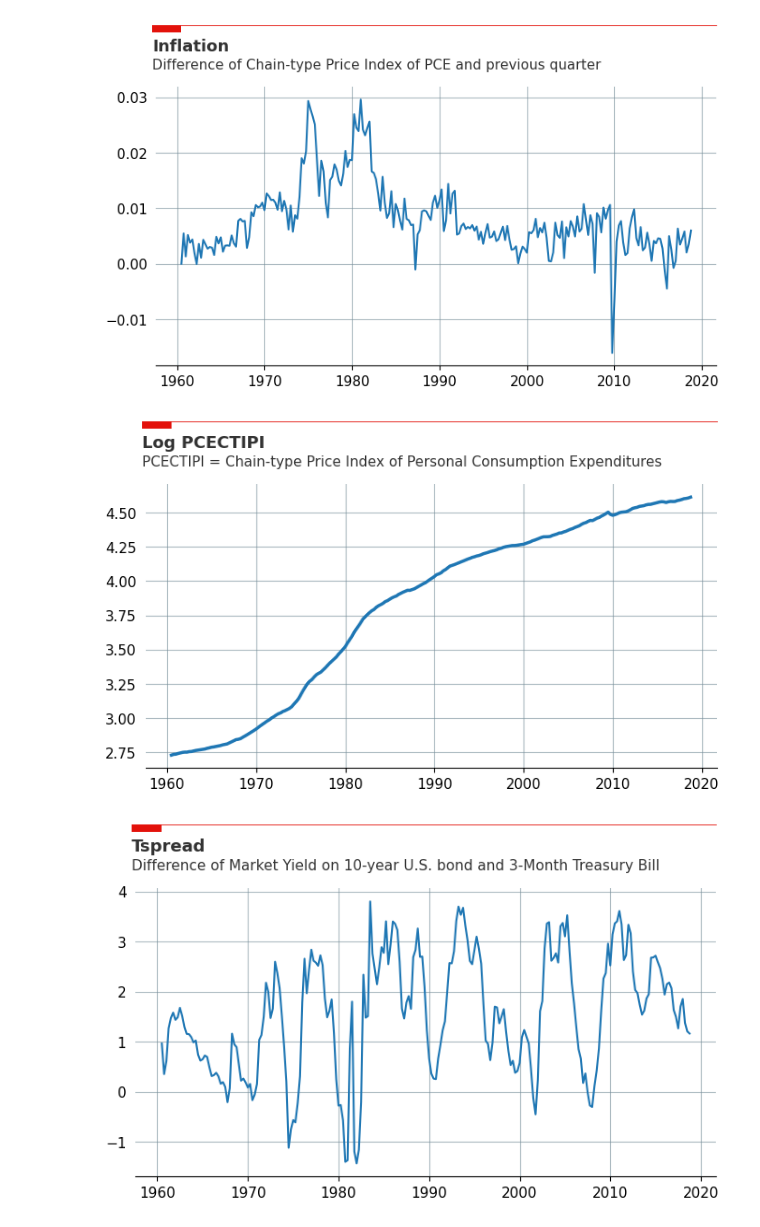
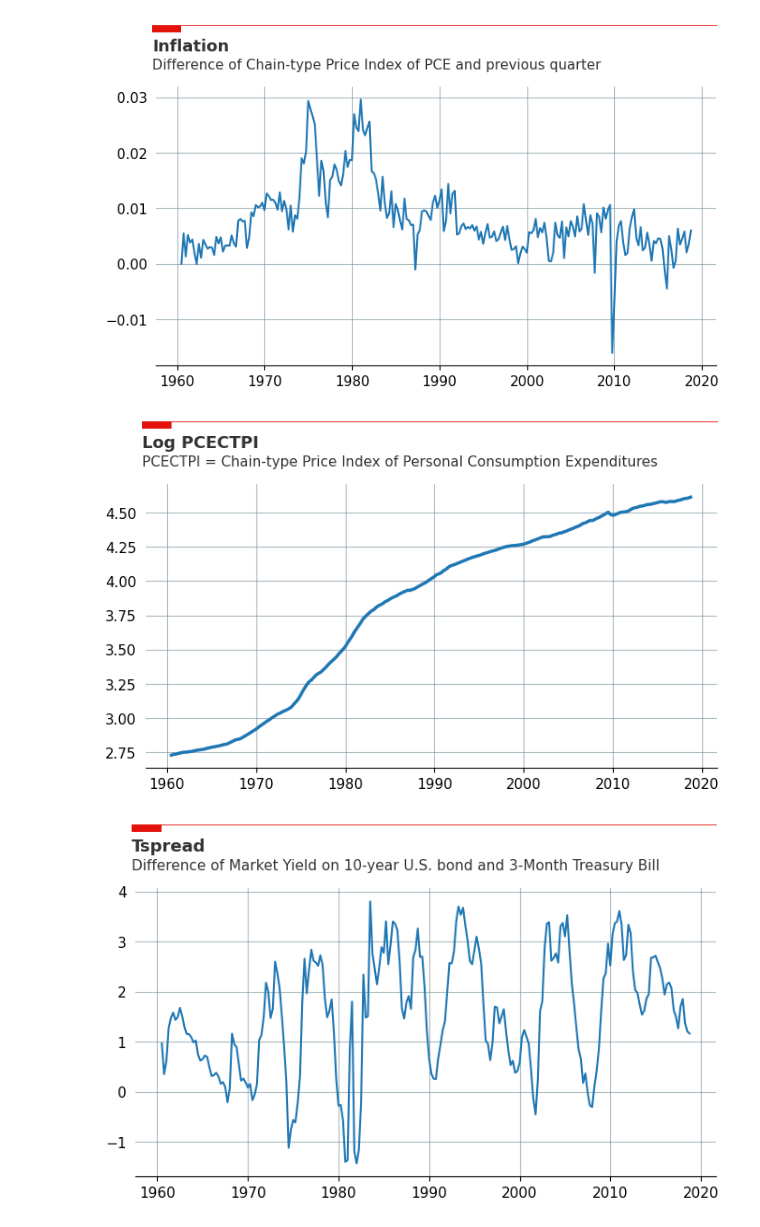
Before and after one commit to giordanovitale/Time-Series-Project, a Jupyter notebook: ts_project.ipynb, the cells around one changed output. Drawn from its saved outputs; the diff is of its cells as text; code cells hidden in the pictures.

```diff
--- a/ts_project.ipynb
+++ b/ts_project.ipynb
@@ -349,13 +367,13 @@ plt.savefig('image\infl.png', bbox_inches = 'tight')
 # %%
 fig, ax = plt.subplots()
 
 ax.plot(df['Time'], df['log_PCECTPI'], zorder = 2, linewidth = 2.5)
 plt.ticklabel_format(style='plain', axis='y')
 plt.grid(x)
-plot('Log PCECTIPI', 'PCECTIPI = Chain-type Price Index of Personal Consumption Expenditures')
+plot('Log PCECTPI', 'PCECTPI = Chain-type Price Index of Personal Consumption Expenditures')
 plt.savefig('image\log_PCE.png', bbox_inches = 'tight')
 # %% [output]
-[figure, old version]
+[figure, new version]
 # %%
 fig, ax = plt.subplots()
 
```
Also changed, not shown: parts of 16 cells of this notebook, 2 other files.
